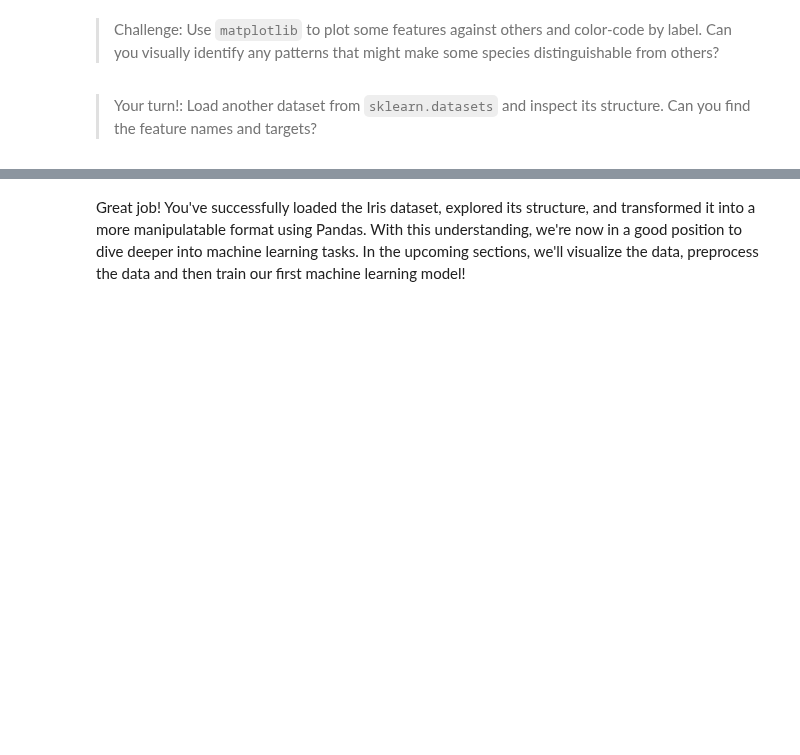
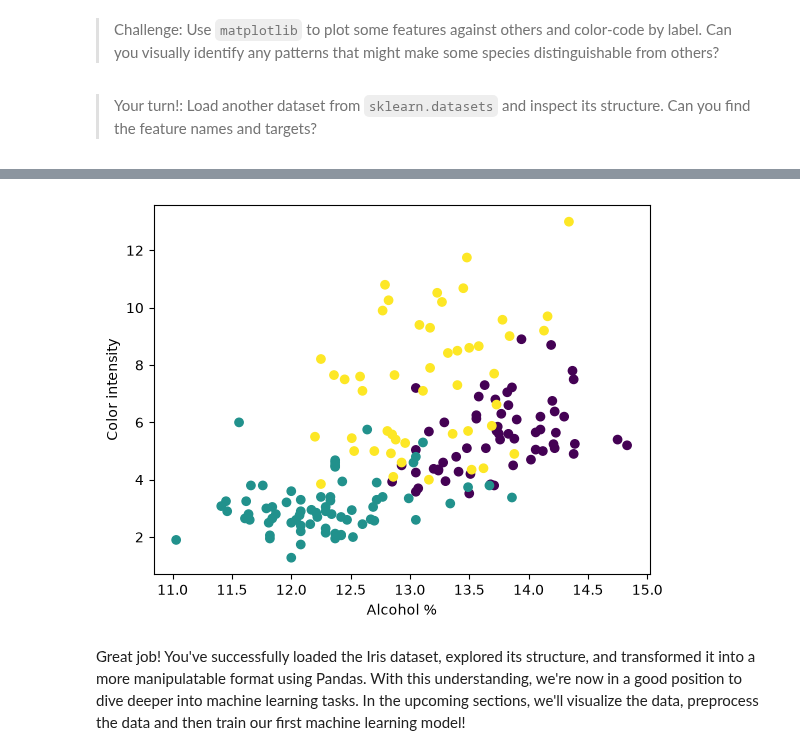
Before and after one commit to Alexrohjak/dat158-class, a Jupyter notebook: weeks/uke34-ml/exercises/DAT158-1.1-Simple_examples.ipynb, the cells around one changed output, grey strips where cells are left out. Cells and saved outputs as stored; diff of their text form; code cells hidden in the pictures; blank space fills up the shorter version.

```diff
--- a/weeks/uke34-ml/exercises/DAT158-1.1-Simple_examples.ipynb
+++ b/weeks/uke34-ml/exercises/DAT158-1.1-Simple_examples.ipynb
@@ -132,0 +183,2 @@ iris_df.head()
+# %%
+wine_dataset = load_wine()
@@ -132,0 +225,3 @@ iris_df.head()
+# %%
+features = wine_dataset['feature_names']
+print(f"Features: {features}")
@@ -132,0 +258,2 @@ iris_df.head()
+# %%
+wine_df = pd.DataFrame(wine_dataset['data'], columns=features)
@@ -132,0 +274,2 @@ iris_df.head()
+# %%
+wine_df['label'] = wine_dataset['target']
@@ -133,3 +285,13 @@ iris_df.head()
+# %%
+x = wine_df['alcohol']
+y = wine_df['color_intensity']
+
+plt.scatter(x, y, c=wine_df['label'])
+plt.xlabel("Alcohol %")
+plt.ylabel("Color intensity")
+plt.show()
+# %% [output]
+[figure, added]
 # %% [markdown]
 Great job! You've successfully loaded the Iris dataset, explored its structure, and transformed it into a more manipulatable format using Pandas. With this understanding, we're now in a good position to dive deeper into machine learning tasks. In the upcoming sections, we'll visualize the data, preprocess the data and then train our first machine learning model!
 # %% [markdown]
```
Also changed, not shown: parts of 18 cells of this notebook, 14 other files.
